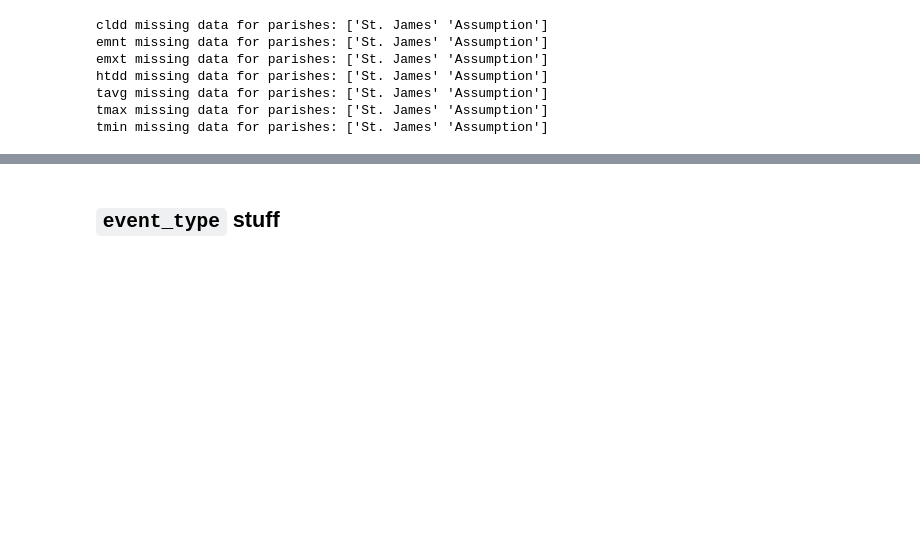
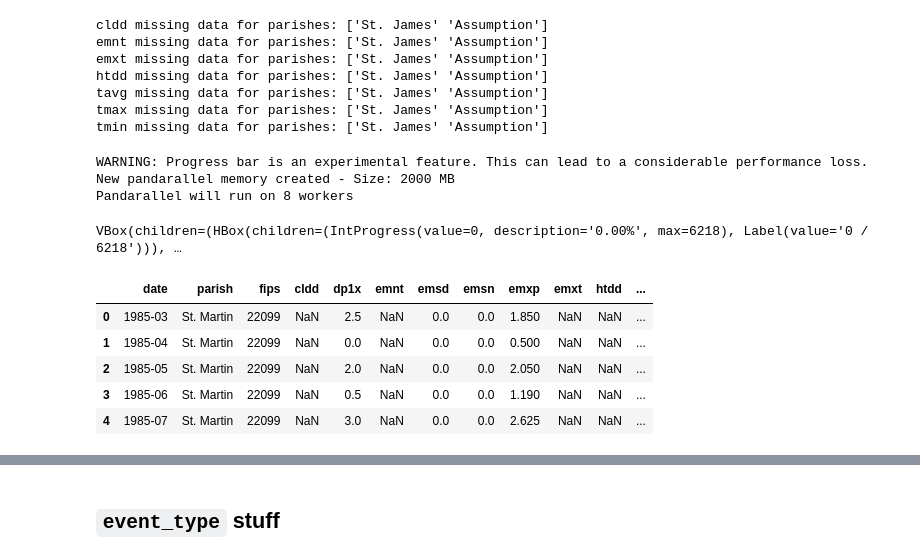
Before and after one commit to jennyrhee/flood-events, a Jupyter notebook: notebooks/data_wrangling.ipynb, the cells around one changed output, grey strips where cells are left out. Drawn from its saved outputs; the diff is of its cells as text; code cells hidden in the pictures; blank space fills up the shorter version.

```diff
--- a/notebooks/data_wrangling.ipynb
+++ b/notebooks/data_wrangling.ipynb
@@ -756,3 +799,36 @@ htdd missing data for parishes: ['St. James' 'Assumption']
 tavg missing data for parishes: ['St. James' 'Assumption']
 tmax missing data for parishes: ['St. James' 'Assumption']
 tmin missing data for parishes: ['St. James' 'Assumption']
+# %%
+def means(row):
+    '''
+    Takes a row from DataFrame and returns mean for each variable
+    Returns: Series
+    '''
+    means = met_df[(met_df.date == row['date']) & (met_df.parish == row['parish'])].mean()
+    return means
+
+
+# Create a new DataFrame with unique date-parish combinations
+averaged_met_df = met_df[['date', 'parish', 'fips']].drop_duplicates(keep='first').reset_index(drop=True)
+
+var_list = met_df.loc[:, 'cldd':'tmin'].columns.tolist()
+
+# Initialization for parallelization
+pandarallel.initialize()
+
+averaged_met_df[var_list] = averaged_met_df.parallel_apply(means, axis=1)
+# %% [output]
+WARNING: Progress bar is an experimental feature. This can lead to a considerable performance loss.
+New pandarallel memory created - Size: 2000 MB
+Pandarallel will run on 8 workers
+VBox(children=(HBox(children=(IntProgress(value=0, description='0.00%', max=6218), Label(value='0 / 6218'))), …
+# %%
+averaged_met_df.head()
+# %% [output]
+|  | date | parish | fips | cldd | dp1x | emnt | emsd | emsn | emxp | emxt | htdd | ... |
+| 0 | 1985-03 | St. Martin | 22099 | NaN | 2.5 | NaN | 0.0 | 0.0 | 1.850 | NaN | NaN | ... |
+| 1 | 1985-04 | St. Martin | 22099 | NaN | 0.0 | NaN | 0.0 | 0.0 | 0.500 | NaN | NaN | ... |
+| 2 | 1985-05 | St. Martin | 22099 | NaN | 2.0 | NaN | 0.0 | 0.0 | 2.050 | NaN | NaN | ... |
+| 3 | 1985-06 | St. Martin | 22099 | NaN | 0.5 | NaN | 0.0 | 0.0 | 1.190 | NaN | NaN | ... |
+| 4 | 1985-07 | St. Martin | 22099 | NaN | 3.0 | NaN | 0.0 | 0.0 | 2.625 | NaN | NaN | ... |
```
Also changed, not shown: parts of 15 cells of this notebook.
